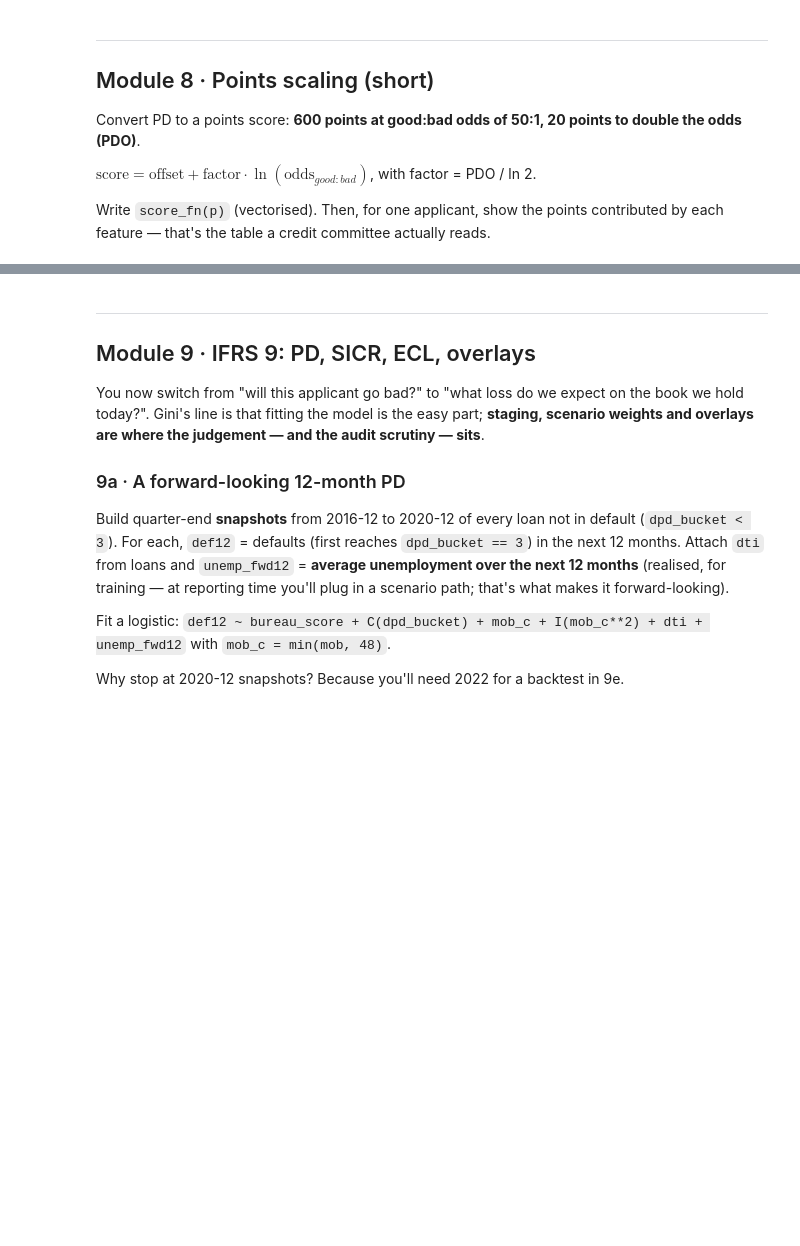
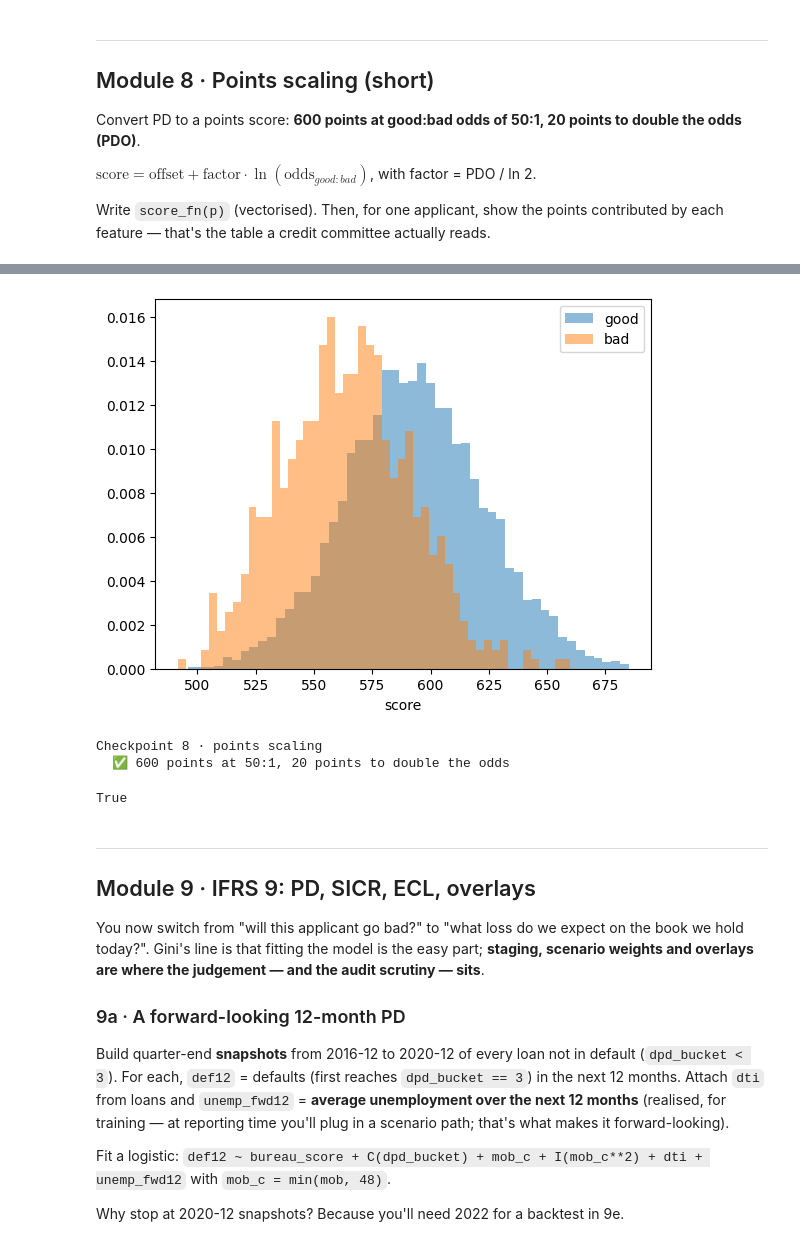
Before and after one commit to S-Azeem/gini_lab, a Jupyter notebook: gini_lab.ipynb, the cells around one changed output, grey strips where cells are left out. Drawn from its saved outputs; the diff is of its cells as text; code cells hidden in the pictures; blank space fills up the shorter version.

```diff
--- a/gini_lab.ipynb
+++ b/gini_lab.ipynb
@@ -982,4 +1003,14 @@ $\text{score} = \text{offset} + \text{factor}\cdot\ln(\text{odds}_{good:bad})$,
 
 Write `score_fn(p)` (vectorised). Then, for one applicant, show the points contributed by each feature — that's the table a credit committee actually reads.
 # %%
-score_fn = None
+factor = 20 / np.log(2)
+offset = 600 - factor * np.log(50)
+score_fn = lambda p: offset + factor * np.log((1 - p) / p)
+
+# points per feature for each applicant (intercept spread evenly across features)
+k, b0 = len(selected), final.params["const"]
+pts = pd.DataFrame({c: -factor * final.params[c] * Wtr[c] for c in selected}) + (offset - factor * b0) / k
+
+i = 0   # pick any applicant
+print(pts.iloc[i].round(1))
+print("total:", pts.iloc[i].sum().round(1), "| check via score_fn:", score_fn(np.array([p_tr.iloc[i]]))[0].round(1))
@@ -986,5 +1056,16 @@ score_fn = None
+# %%
+s_tr = score_fn(np.asarray(p_tr))
+plt.hist(s_tr[ytr == 0], bins=50, alpha=.5, density=True, label="good")
+plt.hist(s_tr[ytr == 1], bins=50, alpha=.5, density=True, label="bad")
+plt.xlabel("score"); plt.legend(); plt.show()
+# %% [output]
+[figure, added]
 # %%
 checks.m8(score_fn)
+# %% [output]
+Checkpoint 8 · points scaling
+  ✅ 600 points at 50:1, 20 points to double the odds
+True
 # %% [markdown]
 ---
 ## Module 9 · IFRS 9: PD, SICR, ECL, overlays
```
Also changed, not shown: parts of 5 cells of this notebook.
